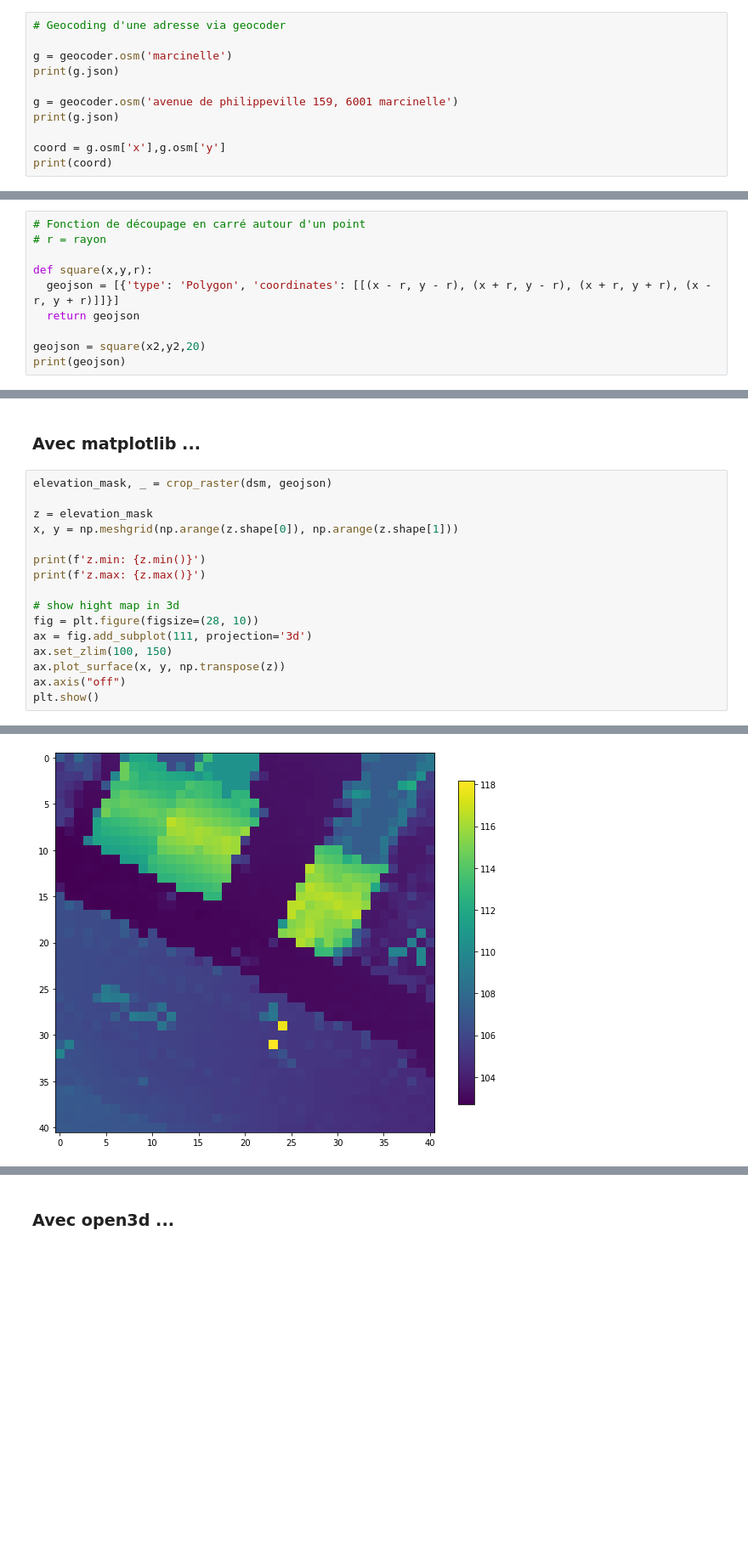
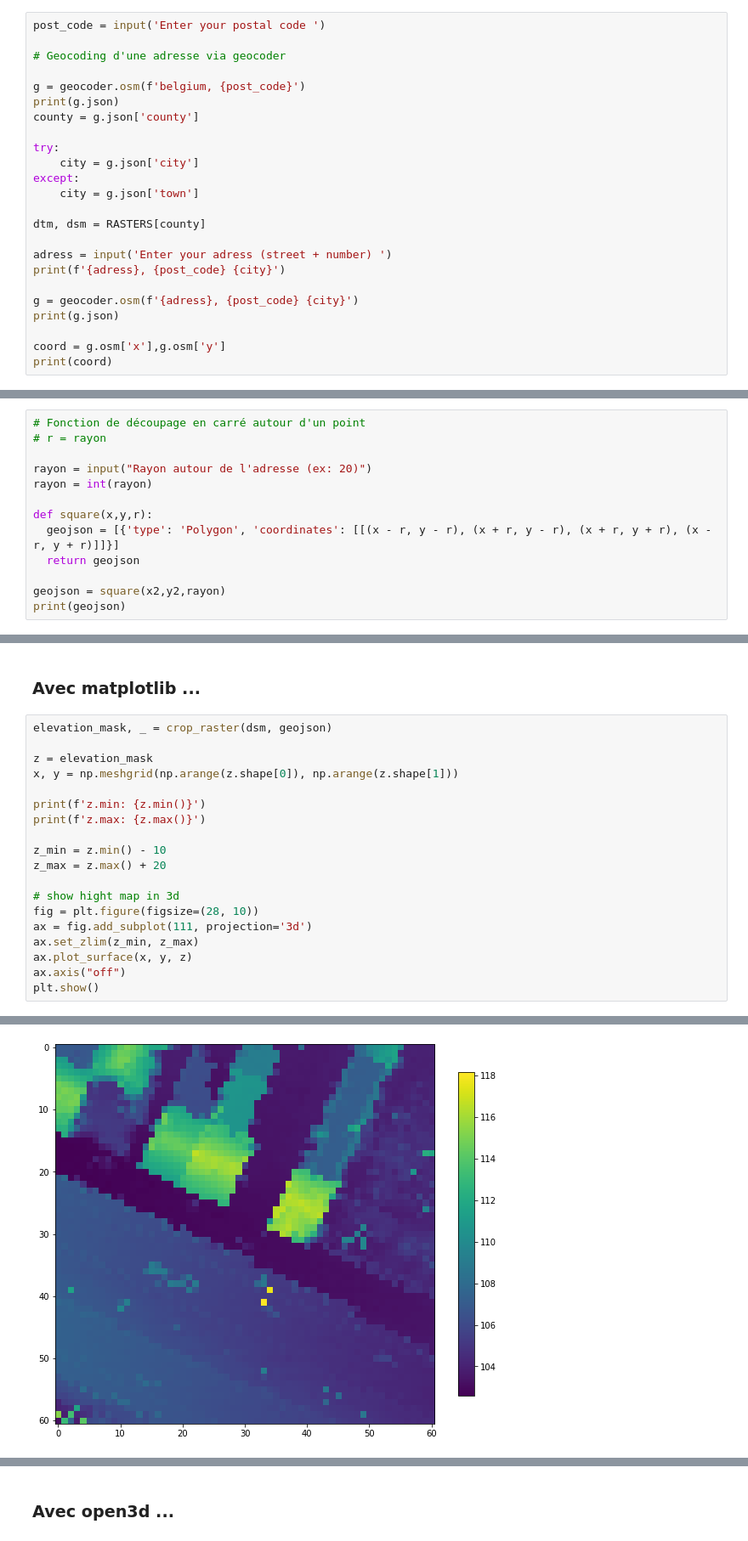
Before and after one commit to leersmathieu/3D_houses, a Jupyter notebook: main.ipynb, the cells around one changed output, grey strips where cells are left out. Shown: that part at 85% size. Cells and saved outputs as stored; diff of their text form; blank space fills up the shorter version.

Commit message:
epic advancement, user can now choice the adress

```diff
--- a/main.ipynb
+++ b/main.ipynb
@@ -80,12 +92,25 @@ def crop_raster(raster, shape):
 # %% [markdown]
 ### création du geojson a partir d'une adresse
 # %%
+post_code = input('Enter your postal code ')
+
 # Geocoding d'une adresse via geocoder
 
-g = geocoder.osm('marcinelle')
+g = geocoder.osm(f'belgium, {post_code}')
 print(g.json)
+county = g.json['county']
 
-g = geocoder.osm('avenue de philippeville 159, 6001 marcinelle')
+try:
+    city = g.json['city']
+except:
+    city = g.json['town']
+
+dtm, dsm = RASTERS[county]
+
+adress = input('Enter your adress (street + number) ')
+print(f'{adress}, {post_code} {city}')
+
+g = geocoder.osm(f'{adress}, {post_code} {city}')
 print(g.json)
 
 coord = g.osm['x'],g.osm['y']
@@ -111,11 +139,14 @@ print(x2,y2)
 # %%
 # Fonction de découpage en carré autour d'un point
 # r = rayon
+
+rayon = input("Rayon autour de l'adresse (ex: 20)")
+rayon = int(rayon)
 
 def square(x,y,r):
   geojson = [{'type': 'Polygon', 'coordinates': [[(x - r, y - r), (x + r, y - r), (x + r, y + r), (x - r, y + r)]]}]
   return geojson
 
-geojson = square(x2,y2,20)
+geojson = square(x2,y2,rayon)
 print(geojson)
 # %% [output]
@@ -142,11 +174,14 @@ x, y = np.meshgrid(np.arange(z.shape[0]), np.arange(z.shape[1]))
 print(f'z.min: {z.min()}')
 print(f'z.max: {z.max()}')
 
+z_min = z.min() - 10
+z_max = z.max() + 20
+
 # show hight map in 3d
 fig = plt.figure(figsize=(28, 10))
 ax = fig.add_subplot(111, projection='3d')
-ax.set_zlim(100, 150)
-ax.plot_surface(x, y, np.transpose(z))
+ax.set_zlim(z_min, z_max)
+ax.plot_surface(x, y, z)
 ax.axis("off")
 plt.show()
 # %% [output]
@@ -158 +191 @@ z.max: 118.16000366210938
-[figure, old version]
+[figure, new version]
```
Also changed, not shown: parts of 9 cells of this notebook.
